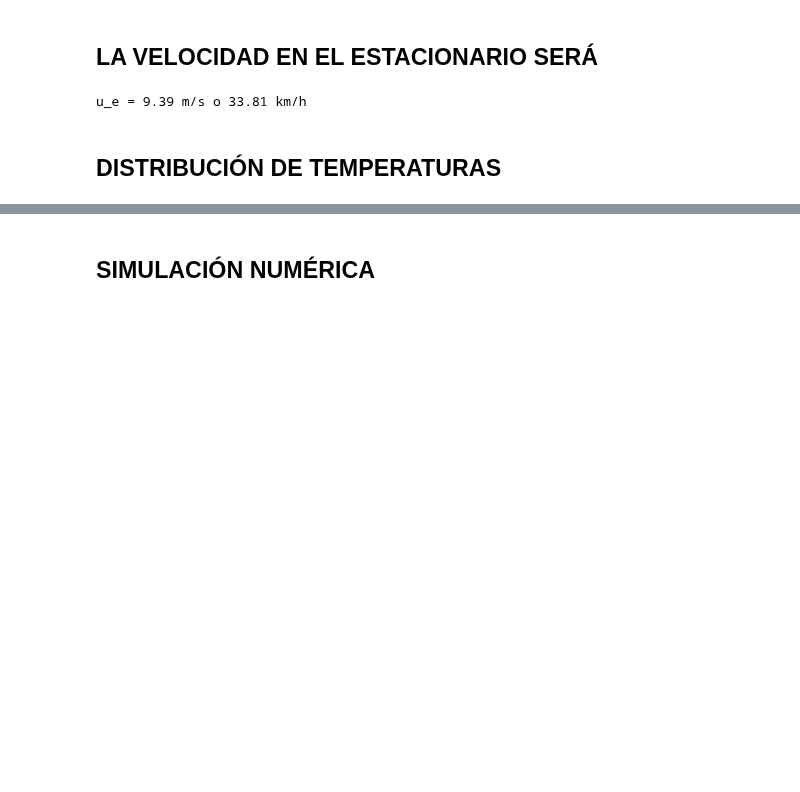
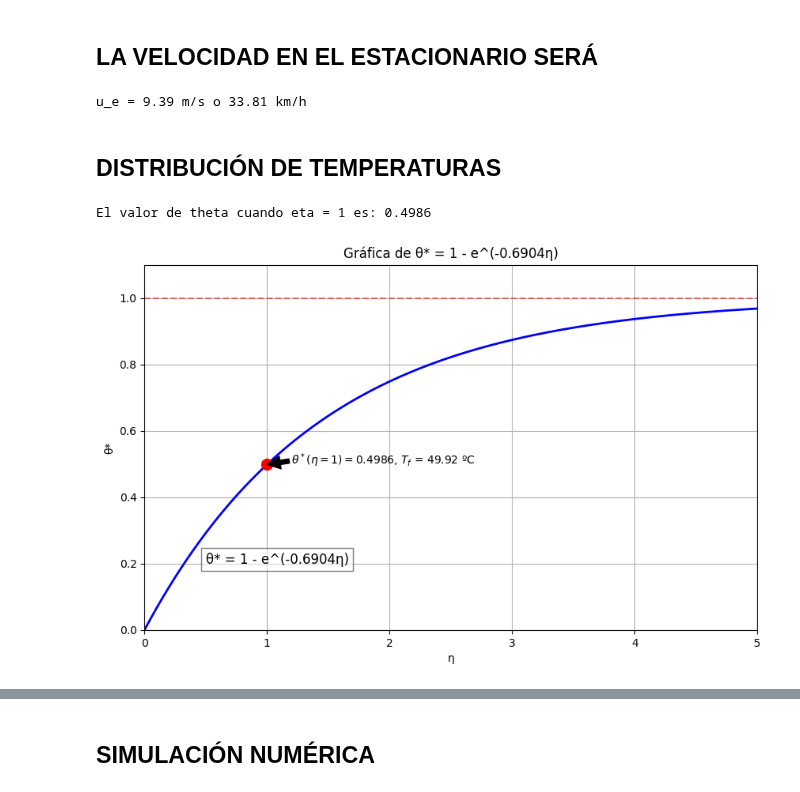
Before and after one commit to angelgvillatoro/bullville_M1, a Jupyter notebook: tfm/14_8_24.ipynb, the cells around one changed output, grey strips where cells are left out. Cells and saved outputs as stored; diff of their text form; code cells hidden in the pictures; blank space fills up the shorter version.

```diff
--- a/tfm/14_8_24.ipynb
+++ b/tfm/14_8_24.ipynb
@@ -81,3 +89,48 @@ print(f'u_e = {u_e:.2f} m/s o {u_e*3.6:.2f} km/h')
 u_e = 9.39 m/s o 33.81 km/h
 # %% [markdown]
 ## DISTRIBUCIÓN DE TEMPERATURAS
+# %%
+def theta_estrella(eta, a):
+    return 1 - np.exp(-a * eta)
+
+# Parámetros
+a = LAMBDA / v_e  # Puedes cambiar este valor según tus necesidades
+
+# Crear un rango de valores para eta
+eta = np.linspace(0, 5, 1000)  # Ajusta el rango según sea necesario
+
+# Calcular theta_estrella para cada valor de eta
+theta = theta_estrella(eta, a)
+
+# Calcular theta cuando eta = 1
+eta_1 = 1
+theta_1 = theta_estrella(eta_1, a)
+
+# Calculo de la temperatura en K
+T_f = delta_T * theta_1 + T_a
+
+print(f"El valor de theta cuando eta = 1 es: {theta_1:.4f}")
+
+# Crear la gráfica
+plt.figure(figsize=(10, 6))
+plt.plot(eta, theta, 'b-', linewidth=2)
+plt.title(f'Gráfica de θ* = 1 - e^(-{a:.4f}η)')
+plt.xlabel('η')
+plt.ylabel('θ*')
+plt.grid(True)
+plt.axhline(y=1, color='r', linestyle='--', alpha=0.5)  # Línea asintótica en y=1
+plt.xlim(0, max(eta))
+plt.ylim(0, 1.1)
+
+# Marcar el punto (1, theta_1) en la gráfica
+plt.plot(1, theta_1, 'ro', markersize=10)  # 'ro' significa un punto rojo
+plt.annotate(r'$\theta^* (\eta = 1) = $' + f'{theta_1:.4f}' + f', $T_f$ = {T_f-273:.2f} ºC', xy=(1, theta_1), xytext=(1.2, theta_1),
+             arrowprops=dict(facecolor='black', shrink=0.005))
+
+# Añadir una ecuación en la gráfica
+plt.text(0.5, 0.2, f'θ* = 1 - e^(-{a:.4f}η)', fontsize=12, bbox=dict(facecolor='white', alpha=0.5))
+
+plt.show()
+# %% [output]
+El valor de theta cuando eta = 1 es: 0.4986
+[figure, added]
```
Also changed, not shown: parts of 8 cells of this notebook.
